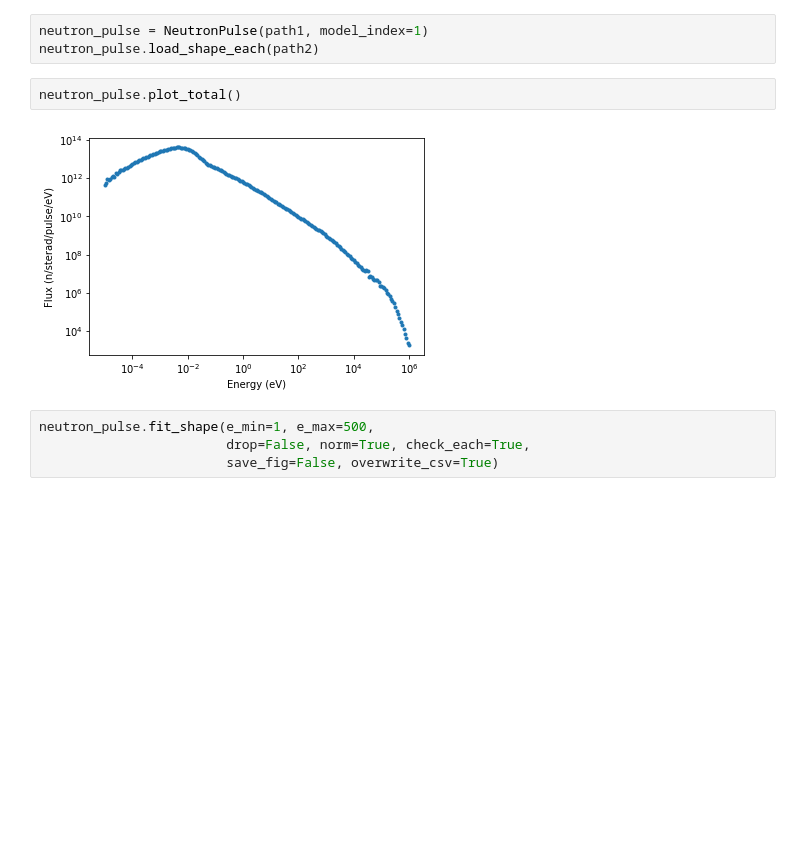
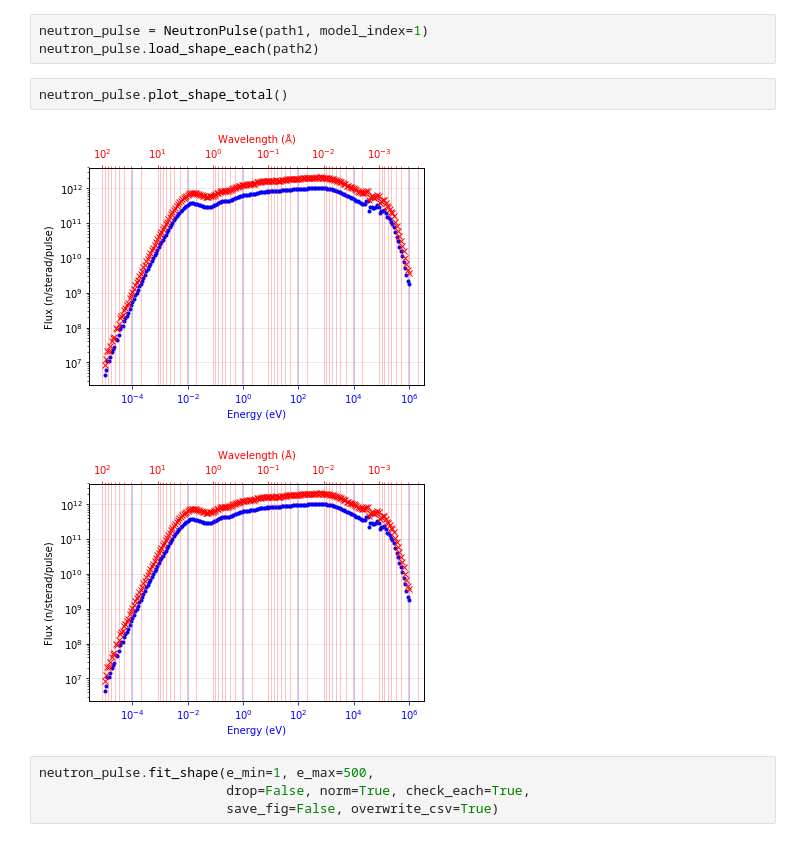
Before and after one commit to ornlneutronimaging/ResoFit, a Jupyter notebook: ResoFit/fit_neutron_pulse_shape_params.ipynb, the cells around one changed output. Cells and saved outputs as stored; diff of their text form; blank space fills up the shorter version.

Commit message:
modified plot total

```diff
--- a/ResoFit/fit_neutron_pulse_shape_params.ipynb
+++ b/ResoFit/fit_neutron_pulse_shape_params.ipynb
@@ -31,9 +31,10 @@ path2 = '/Users/y9z/Dropbox (ORNL)/Postdoc_Research/neutron_beam_shape/SNS/neutr
 neutron_pulse = NeutronPulse(path1, model_index=1)
 neutron_pulse.load_shape_each(path2)
 # %%
-neutron_pulse.plot_total()
+neutron_pulse.plot_shape_total()
 # %% [output]
-[figure, old version]
+[figure, new version]
+[figure, added]
 # %%
 neutron_pulse.fit_shape(e_min=1, e_max=500,
                         drop=False, norm=True, check_each=True,
```
Also changed, not shown: 3 other files.
